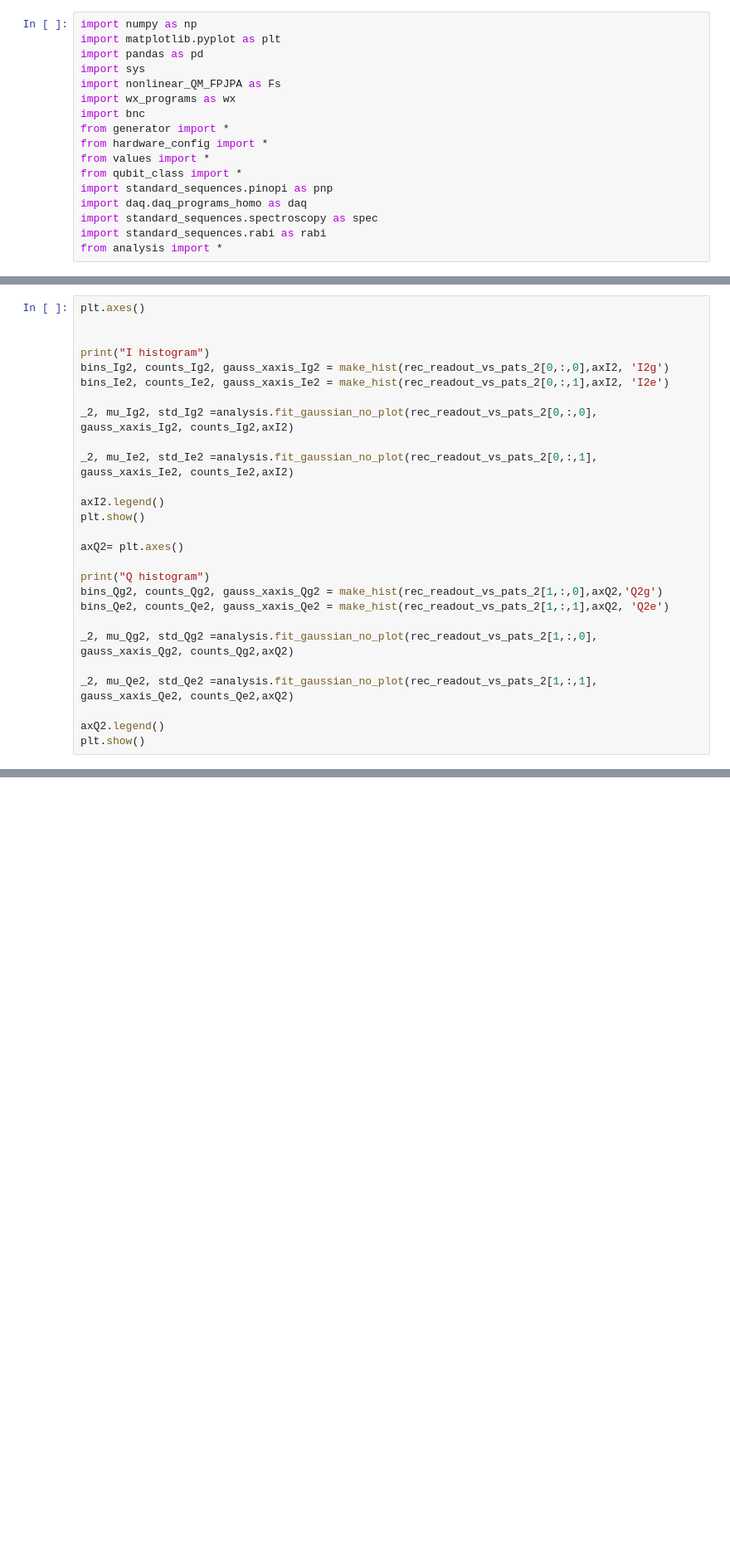
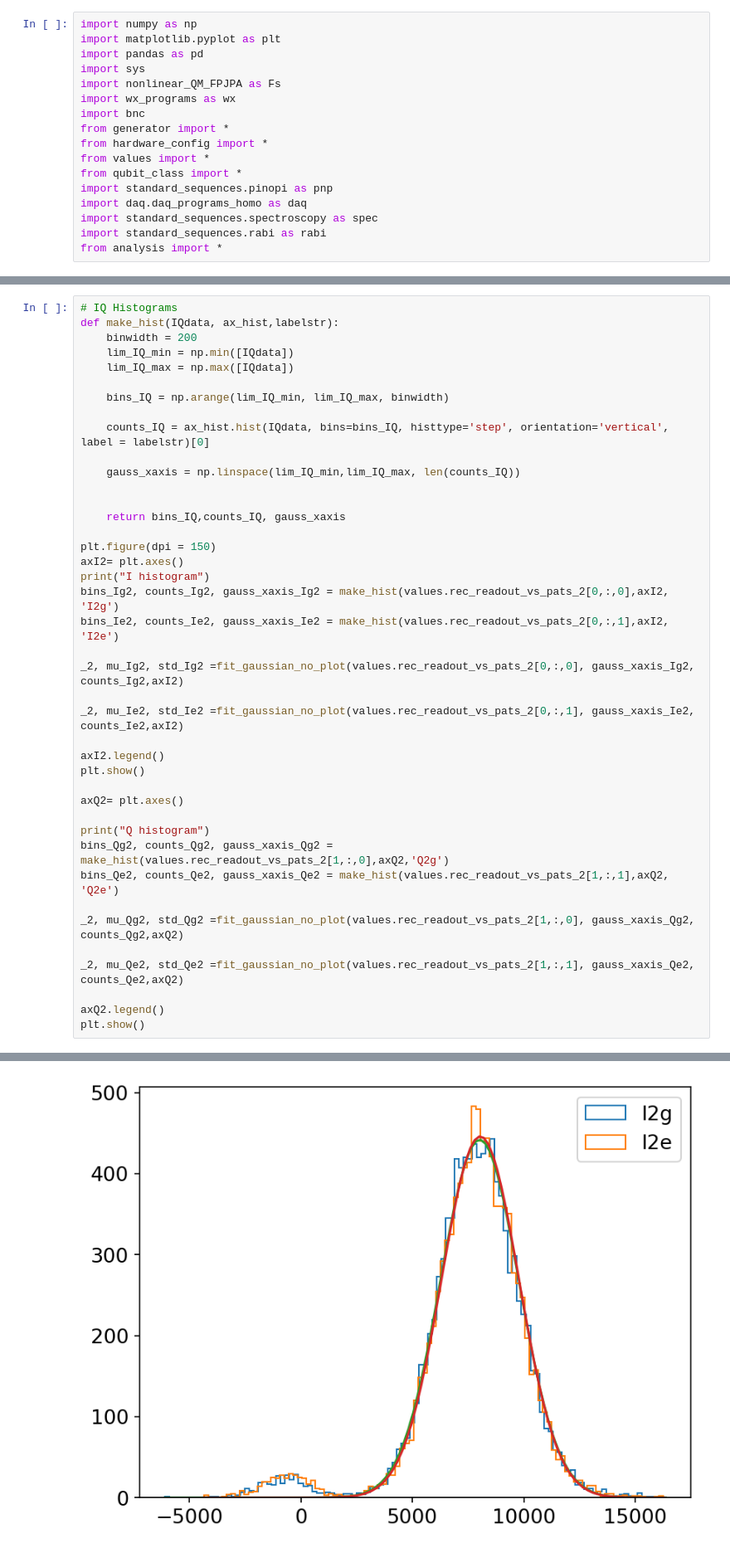
Before and after one commit to Katermurch/BlueFridgeNonLin, a Jupyter notebook: threestate_discrim.ipynb, the cells around one changed output, grey strips where cells are left out. Shown at 83% size. Drawn from its saved outputs; the diff is of its cells as text; blank space fills up the shorter version.

```diff
--- a/threestate_discrim.ipynb
+++ b/threestate_discrim.ipynb
@@ -112,14 +84,28 @@ Transferred 251658240 bytes (95672379.104225 bytes per sec)
 # %%
-plt.axes()
+# IQ Histograms
+def make_hist(IQdata, ax_hist,labelstr):
+    binwidth = 200
+    lim_IQ_min = np.min([IQdata])
+    lim_IQ_max = np.max([IQdata])
+
+    bins_IQ = np.arange(lim_IQ_min, lim_IQ_max, binwidth)
+
+    counts_IQ = ax_hist.hist(IQdata, bins=bins_IQ, histtype='step', orientation='vertical', label = labelstr)[0]
+
+    gauss_xaxis = np.linspace(lim_IQ_min,lim_IQ_max, len(counts_IQ))
 
 
+    return bins_IQ,counts_IQ, gauss_xaxis
+
+plt.figure(dpi = 150)
+axI2= plt.axes()
 print("I histogram")
-bins_Ig2, counts_Ig2, gauss_xaxis_Ig2 = make_hist(rec_readout_vs_pats_2[0,:,0],axI2, 'I2g')
-bins_Ie2, counts_Ie2, gauss_xaxis_Ie2 = make_hist(rec_readout_vs_pats_2[0,:,1],axI2, 'I2e')
+bins_Ig2, counts_Ig2, gauss_xaxis_Ig2 = make_hist(values.rec_readout_vs_pats_2[0,:,0],axI2, 'I2g')
+bins_Ie2, counts_Ie2, gauss_xaxis_Ie2 = make_hist(values.rec_readout_vs_pats_2[0,:,1],axI2, 'I2e')
 
-_2, mu_Ig2, std_Ig2 =analysis.fit_gaussian_no_plot(rec_readout_vs_pats_2[0,:,0], gauss_xaxis_Ig2, counts_Ig2,axI2)
+_2, mu_Ig2, std_Ig2 =fit_gaussian_no_plot(values.rec_readout_vs_pats_2[0,:,0], gauss_xaxis_Ig2, counts_Ig2,axI2)
 
-_2, mu_Ie2, std_Ie2 =analysis.fit_gaussian_no_plot(rec_readout_vs_pats_2[0,:,1], gauss_xaxis_Ie2, counts_Ie2,axI2)
+_2, mu_Ie2, std_Ie2 =fit_gaussian_no_plot(values.rec_readout_vs_pats_2[0,:,1], gauss_xaxis_Ie2, counts_Ie2,axI2)
 
 axI2.legend()
 plt.show()
@@ -127,12 +113,13 @@ plt.show()
 axQ2= plt.axes()
 
 print("Q histogram")
-bins_Qg2, counts_Qg2, gauss_xaxis_Qg2 = make_hist(rec_readout_vs_pats_2[1,:,0],axQ2,'Q2g')
-bins_Qe2, counts_Qe2, gauss_xaxis_Qe2 = make_hist(rec_readout_vs_pats_2[1,:,1],axQ2, 'Q2e')
+bins_Qg2, counts_Qg2, gauss_xaxis_Qg2 = make_hist(values.rec_readout_vs_pats_2[1,:,0],axQ2,'Q2g')
+bins_Qe2, counts_Qe2, gauss_xaxis_Qe2 = make_hist(values.rec_readout_vs_pats_2[1,:,1],axQ2, 'Q2e')
 
-_2, mu_Qg2, std_Qg2 =analysis.fit_gaussian_no_plot(rec_readout_vs_pats_2[1,:,0], gauss_xaxis_Qg2, counts_Qg2,axQ2)
+_2, mu_Qg2, std_Qg2 =fit_gaussian_no_plot(values.rec_readout_vs_pats_2[1,:,0], gauss_xaxis_Qg2, counts_Qg2,axQ2)
 
-_2, mu_Qe2, std_Qe2 =analysis.fit_gaussian_no_plot(rec_readout_vs_pats_2[1,:,1], gauss_xaxis_Qe2, counts_Qe2,axQ2)
+_2, mu_Qe2, std_Qe2 =fit_gaussian_no_plot(values.rec_readout_vs_pats_2[1,:,1], gauss_xaxis_Qe2, counts_Qe2,axQ2)
 
 axQ2.legend()
 plt.show()
+# %% [output]
@@ -138,0 +127 @@ plt.show()
+[figure, added]
```
Also changed, not shown: parts of 5 cells of this notebook, 5 other files.
